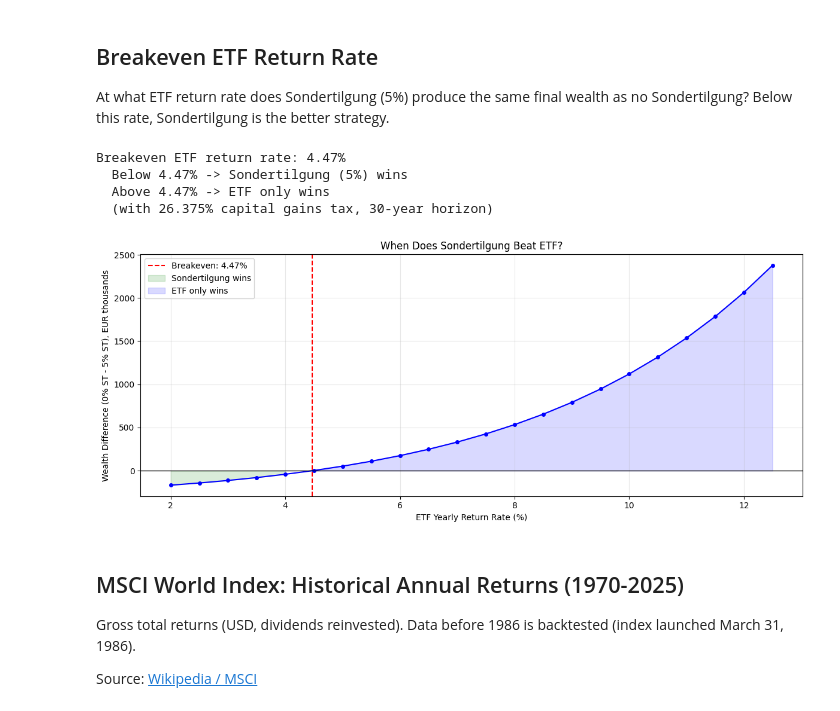
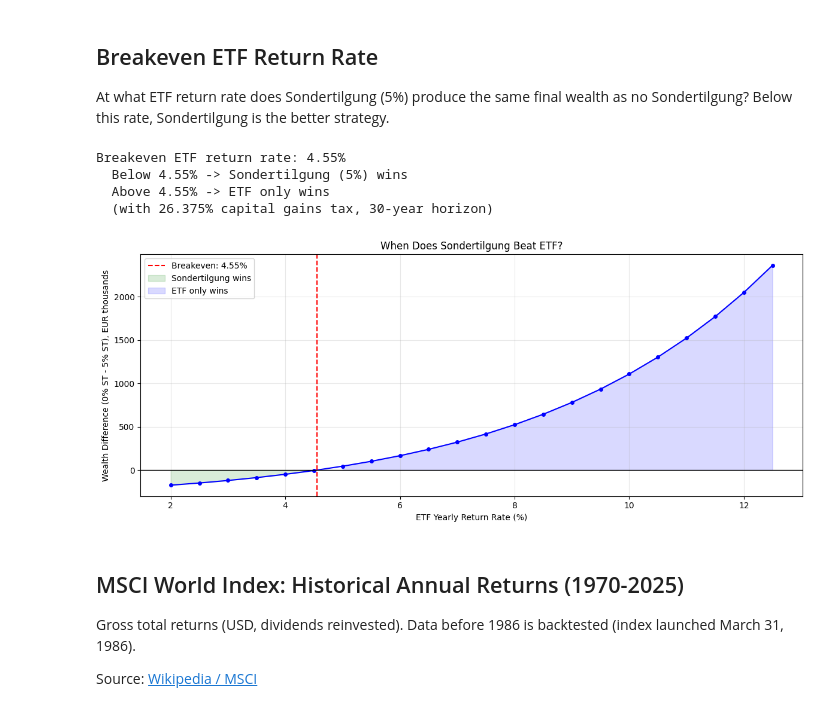
Before and after one commit to PKoshkin/finantial-tools, a Jupyter notebook: notebook/sondertilgung_vs_etf.ipynb, the cells around one changed output. Cells and saved outputs as stored; diff of their text form; code cells hidden in the pictures.

```diff
--- a/notebook/sondertilgung_vs_etf.ipynb
+++ b/notebook/sondertilgung_vs_etf.ipynb
@@ -37,7 +45,6 @@ SONDERTILGUNG_YEARLY_RATE = 5 / 100
 # ETF returns and tax
 ETF_YEARLY_RETURN_RATE = 7 / 100
 ETF_TAX_RATE = 26.375 / 100  # Abgeltungssteuer 25% + Soli 5.5%
-#ETF_TAX_RATE = 0 / 100  # Abgeltungssteuer 25% + Soli 5.5%
 
 # Cash flow
 INITIAL_CAPITAL = 100_000
@@ -49,22 +56,33 @@ YEARLY_INFLATION_RATE = 2 / 100
 # Property appreciation
 YEARLY_APARTMENT_RAISE_RATE = 3 / 100
 
-# No rent (own apartment)
-COLD_RENT_MONTHLY = 0
-COLD_RENT_YEARLY_INCREASE_RATE = 0
-
 # Simulation
 YEARS = 30
 
+base_scenario = Scenario(
+    years=YEARS,
+    initial_capital=INITIAL_CAPITAL,
+    monthly_net_income=MONTHLY_NET_INCOME,
+    yearly_income_increase_rate=YEARLY_INCOME_INCREASE_RATE,
+    monthly_spending=MONTHLY_SPENDING,
+    yearly_inflation_rate=YEARLY_INFLATION_RATE,
+    apartment_price=APARTMENT_PRICE,
+    yearly_apartment_price_increase_rate=YEARLY_APARTMENT_RAISE_RATE,
+    mortgage_interest_rate=MORTGAGE_INTEREST_RATE,
+    mortgage_down_payment_rate=MORTGAGE_DOWN_PAYMENT_RATE,
+    mortgage_fees_rate=MORTGAGE_TOTAL_FEES_RATE,
+    mortgage_yearly_repayment_rate=MORTGAGE_YEARLY_REPAYMENT_RATE,
+    mortgage_refinancing_years=MORTGAGE_REFINANCING_YEARS,
+    etf_yearly_return_rate=ETF_YEARLY_RETURN_RATE,
+    etf_tax_rate=ETF_TAX_RATE,
+)
+
 # Derived values for reference
-LOAN_AMOUNT = APARTMENT_PRICE * (1 - MORTGAGE_DOWN_PAYMENT_RATE)
-MONTHLY_PAYMENT = LOAN_AMOUNT * (MORTGAGE_INTEREST_RATE + MORTGAGE_YEARLY_REPAYMENT_RATE) / 12
-MAX_SONDERTILGUNG = LOAN_AMOUNT * SONDERTILGUNG_YEARLY_RATE
-
-print(f"Loan amount: {LOAN_AMOUNT:,.0f} EUR")
-print(f"Monthly payment: {MONTHLY_PAYMENT:,.2f} EUR")
-print(f"Max Sondertilgung per year: {MAX_SONDERTILGUNG:,.0f} EUR")
-print(f"Sondertilgung monthly reserve: {MAX_SONDERTILGUNG/12:,.2f} EUR")
+print(f"Loan amount: {base_scenario.initial_loan:,.0f} EUR")
+print(f"Monthly payment: {base_scenario.initial_monthly_mortgage_payment:,.2f} EUR")
+max_st = base_scenario.initial_loan * SONDERTILGUNG_YEARLY_RATE
+print(f"Max Sondertilgung per year: {max_st:,.0f} EUR")
+print(f"Sondertilgung monthly reserve: {max_st/12:,.2f} EUR")
 # %% [output]
 Loan amount: 405,000 EUR
 Monthly payment: 1,788.75 EUR
@@ -393,11 +398,9 @@ At what ETF return rate does Sondertilgung (5%) produce the same final wealth as
 # %%
 def wealth_difference(etf_rate):
     """Final wealth(0% ST) - Final wealth(5% ST) at given ETF return rate."""
-    params = dict(common_params)
-    params['etf_yearly_return_rate'] = etf_rate
-    params['etf_tax_rate'] = ETF_TAX_RATE
-    w0 = compute_finantial_model(**params, sondertilgung_yearly_rate=0)['estimated_total_capital'].iloc[-1]
-    w5 = compute_finantial_model(**params, sondertilgung_yearly_rate=SONDERTILGUNG_YEARLY_RATE)['estimated_total_capital'].iloc[-1]
+    s = replace(base_scenario, etf_yearly_return_rate=etf_rate)
+    w0 = simulate(replace(s, sondertilgung_yearly_rate=0))['estimated_total_capital'].iloc[-1]
+    w5 = simulate(replace(s, sondertilgung_yearly_rate=SONDERTILGUNG_YEARLY_RATE))['estimated_total_capital'].iloc[-1]
     return w0 - w5
 
 # Bisection to find breakeven
@@ -410,37 +413,37 @@ for _ in range(50):
         lo = mid
 breakeven_rate = (lo + hi) / 2
 
 print(f"Breakeven ETF return rate: {breakeven_rate*100:.2f}%")
 print(f"  Below {breakeven_rate*100:.2f}% -> Sondertilgung ({SONDERTILGUNG_YEARLY_RATE*100:.0f}%) wins")
 print(f"  Above {breakeven_rate*100:.2f}% -> ETF only wins")
 print(f"  (with {ETF_TAX_RATE*100:.3f}% capital gains tax, {YEARS}-year horizon)")
 print()
 
 # Scan a range to show the full picture
 etf_rates = np.arange(0.02, 0.13, 0.005)
 diffs = [wealth_difference(r) for r in etf_rates]
 
 fig, ax = plt.subplots(figsize=(12, 5))
 ax.plot(etf_rates * 100, np.array(diffs) / 1000, 'b-o', markersize=4)
 ax.axhline(y=0, color='black', linewidth=1)
 ax.axvline(x=breakeven_rate * 100, color='red', linestyle='--', label=f'Breakeven: {breakeven_rate*100:.2f}%')
 ax.fill_between(etf_rates * 100, np.array(diffs) / 1000, 0,
                 where=np.array(diffs) < 0, alpha=0.15, color='green', label='Sondertilgung wins')
 ax.fill_between(etf_rates * 100, np.array(diffs) / 1000, 0,
                 where=np.array(diffs) > 0, alpha=0.15, color='blue', label='ETF only wins')
 ax.set_xlabel('ETF Yearly Return Rate (%)')
 ax.set_ylabel('Wealth Difference (0% ST - 5% ST), EUR thousands')
 ax.set_title('When Does Sondertilgung Beat ETF?')
 ax.legend()
 ax.grid(True, alpha=0.3)
 plt.tight_layout()
 plt.show()
 # %% [output]
-Breakeven ETF return rate: 4.47%
-  Below 4.47% -> Sondertilgung (5%) wins
-  Above 4.47% -> ETF only wins
+Breakeven ETF return rate: 4.55%
+  Below 4.55% -> Sondertilgung (5%) wins
+  Above 4.55% -> ETF only wins
   (with 26.375% capital gains tax, 30-year horizon)
-[figure, old version]
+[figure, new version]
 # %% [markdown]
 ## MSCI World Index: Historical Annual Returns (1970-2025)
 
```
Also changed, not shown: parts of 9 cells of this notebook, 18 other files.
